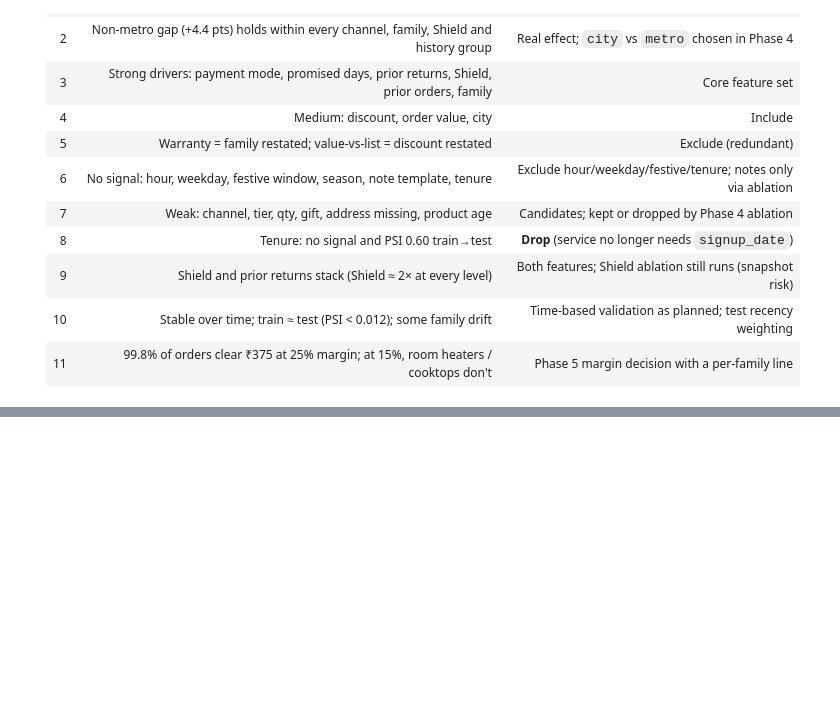
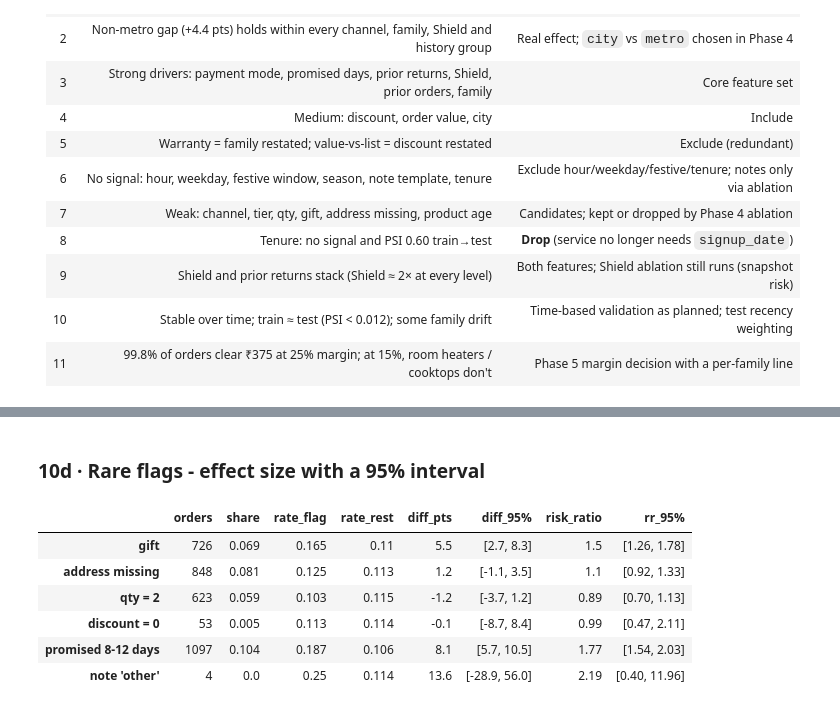
Before and after one commit to abhishekbidare03/returns-risk-scoring, a Jupyter notebook: notebooks/02_eda.ipynb, the cells around one changed output, grey strips where cells are left out. Cells and saved outputs as stored; diff of their text form; code cells hidden in the pictures; blank space fills up the shorter version.

```diff
--- a/notebooks/02_eda.ipynb
+++ b/notebooks/02_eda.ipynb
@@ -662,0 +783,8 @@ Spring 2026 call pilot - monthly return rate: {'2026-03': 0.109, '2026-04': 0.12
+# %%
+print("within-family return rate by SKU tier (= list-price level inside the family):")
+display(tr.pivot_table(index="family", columns="tier", values="returned", aggfunc="mean").round(3)[["Lite", "Pro", "Max"]])
+tr["value_tertile_in_family"] = tr.groupby("family").order_value_inr.transform(lambda s: pd.qcut(s, 3, labels=["low", "mid", "high"]))
+print("within-family return rate by order-value tertile:")
+display(tr.pivot_table(index="family", columns="value_tertile_in_family", values="returned", aggfunc="mean", observed=True).round(3))
+print("same, discount <= 10% only (removes the discount path):")
+display(tr[tr.discount_pct <= 10].pivot_table(index="family", columns="value_tertile_in_family", values="returned", aggfunc="mean", observed=True).round(3))
@@ -662,0 +826,28 @@ Spring 2026 call pilot - monthly return rate: {'2026-03': 0.109, '2026-04': 0.12
+# %% [markdown]
+### 10d · Rare flags - effect size with a 95% interval
+# %%
+def effect(flag_name, mask):
+    a, b = tr[mask].returned, tr[~mask].returned
+    pa, pb = a.mean(), b.mean()
+    diff = pa - pb; se = np.sqrt(pa * (1 - pa) / len(a) + pb * (1 - pb) / len(b))
+    rr = pa / pb; se_log = np.sqrt((1 - pa) / (pa * len(a)) + (1 - pb) / (pb * len(b)))
+    return {"orders": len(a), "share": round(len(a) / len(tr), 3), "rate_flag": round(pa, 3), "rate_rest": round(pb, 3),
+            "diff_pts": round(diff * 100, 1), "diff_95%": f"[{(diff - 1.96 * se) * 100:.1f}, {(diff + 1.96 * se) * 100:.1f}]",
+            "risk_ratio": round(rr, 2), "rr_95%": f"[{np.exp(np.log(rr) - 1.96 * se_log):.2f}, {np.exp(np.log(rr) + 1.96 * se_log):.2f}]"}
+rare = pd.DataFrame({
+    "gift": effect("gift", tr.is_gift == "Y"),
+    "address missing": effect("address missing", tr.address_missing == 1),
+    "qty = 2": effect("qty = 2", tr.qty == 2),
+    "discount = 0": effect("discount = 0", tr.discount_pct == 0),
+    "promised 8-12 days": effect("promised 8-12", tr.promised_delivery_days >= 8),
+    "note 'other'": effect("note other", tr.note_cat == "other"),
+}).T
+rare
+# %% [output]
+|  | orders | share | rate_flag | rate_rest | diff_pts | diff_95% | risk_ratio | rr_95% |
+| gift | 726 | 0.069 | 0.165 | 0.11 | 5.5 | [2.7, 8.3] | 1.5 | [1.26, 1.78] |
+| address missing | 848 | 0.081 | 0.125 | 0.113 | 1.2 | [-1.1, 3.5] | 1.1 | [0.92, 1.33] |
+| qty = 2 | 623 | 0.059 | 0.103 | 0.115 | -1.2 | [-3.7, 1.2] | 0.89 | [0.70, 1.13] |
+| discount = 0 | 53 | 0.005 | 0.113 | 0.114 | -0.1 | [-8.7, 8.4] | 0.99 | [0.47, 2.11] |
+| promised 8-12 days | 1097 | 0.104 | 0.187 | 0.106 | 8.1 | [5.7, 10.5] | 1.77 | [1.54, 2.03] |
+| note 'other' | 4 | 0.0 | 0.25 | 0.114 | 13.6 | [-28.9, 56.0] | 2.19 | [0.40, 11.96] |
```
Also changed, not shown: parts of 16 cells of this notebook, 9 other files.
